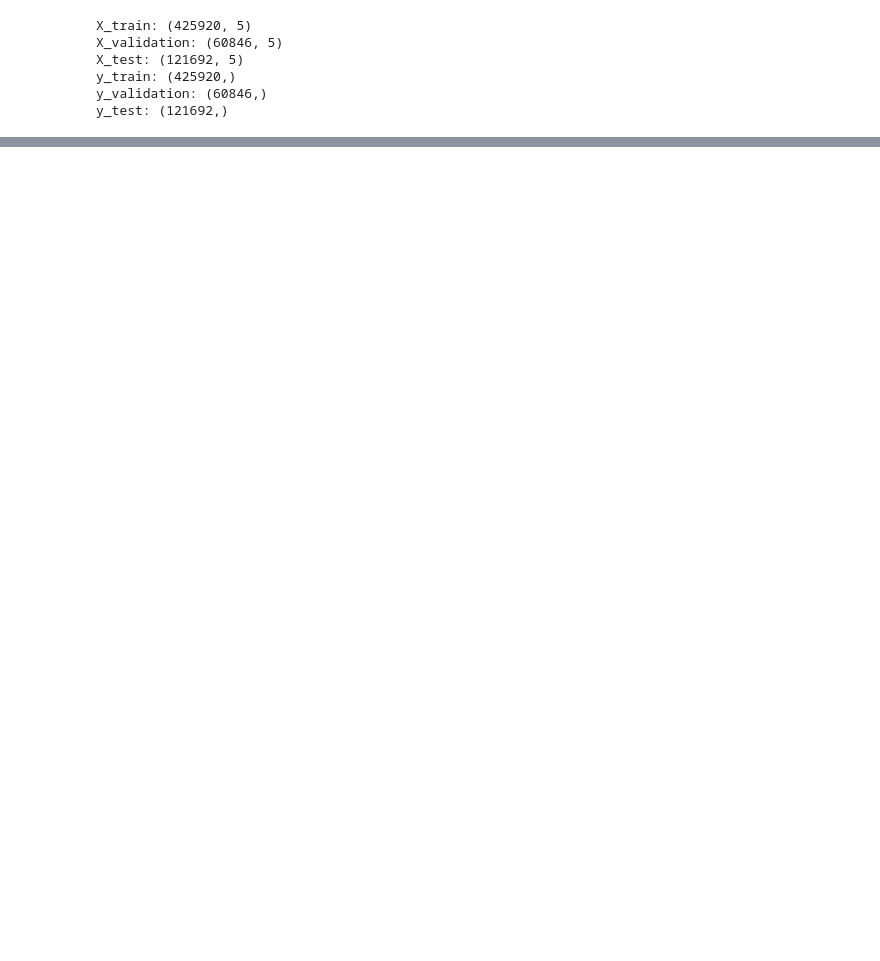
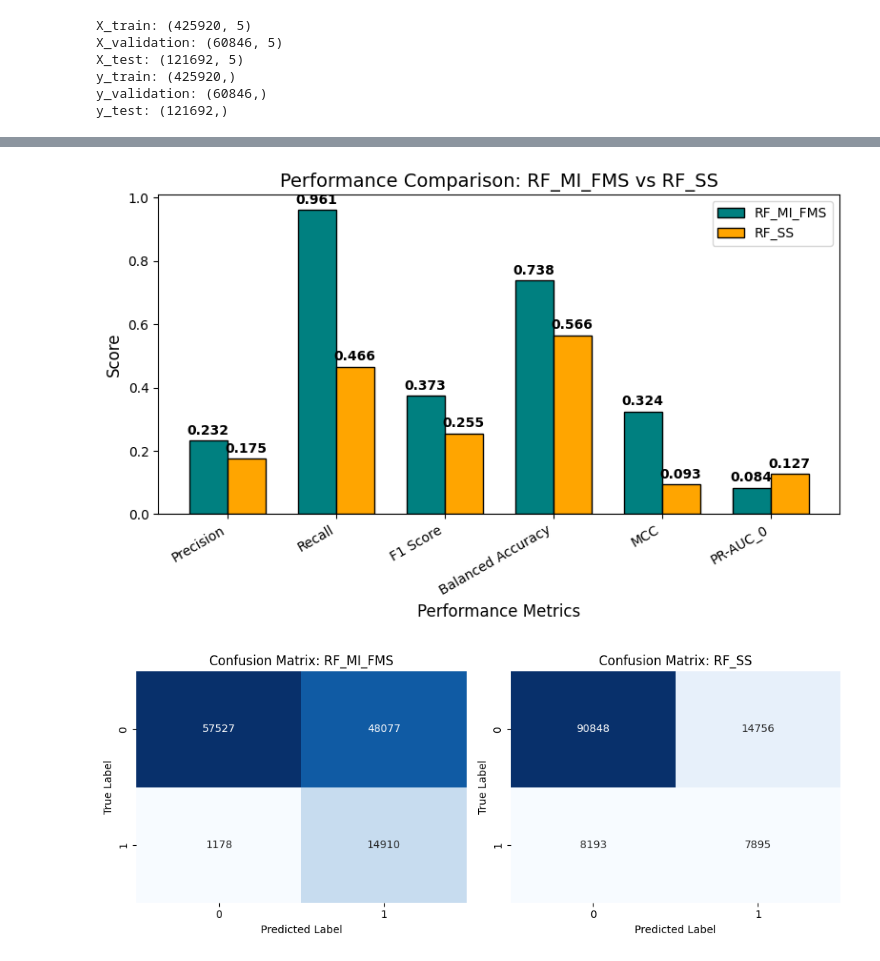
Before and after one commit to ngjocelyn/INF2008_YelpZip, a Jupyter notebook: 02_contextual/b5_final_model_evaluation.ipynb, the cells around one changed output, grey strips where cells are left out. Cells and saved outputs as stored; diff of their text form; code cells hidden in the pictures; blank space fills up the shorter version.

```diff
--- a/02_contextual/b5_final_model_evaluation.ipynb
+++ b/02_contextual/b5_final_model_evaluation.ipynb
@@ -168,0 +186,11 @@ df_probs.to_csv("b5_model_probabilities_RF_MI_FMS.csv")
+# %%
+# Load the test dataset predictions for RF_MI_FMS and RF_SS
+rf_mi_fms_path = "b5_model_probabilities_RF_MI_FMS.csv"
+rf_ss_path = "b5_model_probabilities_RF_SS.csv"
+
+# Read the CSV files
+rf_mi_fms_df = pd.read_csv(rf_mi_fms_path)
+rf_ss_df = pd.read_csv(rf_ss_path)
+
+# Display the first few rows to check the structure
+rf_mi_fms_df.head(), rf_ss_df.head()
@@ -168,0 +217,69 @@ df_probs.to_csv("b5_model_probabilities_RF_MI_FMS.csv")
+# %%
+import numpy as np
+import matplotlib.pyplot as plt
+import seaborn as sns
+from sklearn.metrics import confusion_matrix, precision_recall_curve, auc
+
+# Extract RF_MI_FMS and RF_SS models from the dataset
+rf_mi_fms = results_df[results_df["Model"] == "RF_MI_FMS"].iloc[0]
+rf_ss = results_df[results_df["Model"] == "RF_SS"].iloc[0]
+
+# Extract columns from both datasets
+y_true = rf_mi_fms_df["Actual Label"]  # True labels
+y_pred_rf_mi_fms = rf_mi_fms_df["Predicted Label"]  # Predictions for RF_MI_FMS
+y_pred_rf_ss = rf_ss_df["Predicted Label"]  # Predictions for RF_SS
+
+
+# Bar Chart (Final Model vs. Baseline)
+def plot_metric_comparison(model1, model2, model1_name, model2_name):
+    metrics = ["Precision", "Recall", "F1 Score", "Balanced Accuracy", "MCC", "PR-AUC_0"]
+    model1_scores = [model1[m] for m in metrics]
+    model2_scores = [model2[m] for m in metrics]
+
+    x = np.arange(len(metrics))
+    width = 0.35
+
+    fig, ax = plt.subplots(figsize=(8, 5))
+    ax.bar(x - width/2, model1_scores, width, label=model1_name, color="teal", edgecolor="black")
+    ax.bar(x + width/2, model2_scores, width, label=model2_name, color="orange", edgecolor="black")
+
+    # Labels and formatting
+    ax.set_xlabel("Performance Metrics", fontsize=12)
+    ax.set_ylabel("Score", fontsize=12)
+    ax.set_title(f"Performance Comparison: {model1_name} vs {model2_name}", fontsize=14)
+    ax.set_xticks(x)
+    ax.set_xticklabels(metrics, rotation=30, ha='right')
+    ax.legend()
+
+    # Show values on top of bars
+    for i in range(len(metrics)):
+        ax.text(i - width/2, model1_scores[i] + 0.02, f"{model1_scores[i]:.3f}", ha='center', fontsize=10, fontweight='bold')
+        ax.text(i + width/2, model2_scores[i] + 0.02, f"{model2_scores[i]:.3f}", ha='center', fontsize=10, fontweight='bold')
+
+    plt.tight_layout()
+    plt.show()
+
+# Confusion Matrix Comparison
+def plot_confusion_matrices(y_true, y_pred_model1, y_pred_model2, model1_name, model2_name):
+    cm1 = confusion_matrix(y_true, y_pred_model1)
+    cm2 = confusion_matrix(y_true, y_pred_model2)
+
+    fig, axes = plt.subplots(1, 2, figsize=(10, 4))
+
+    for ax, cm, title in zip(axes, [cm1, cm2], [model1_name, model2_name]):
+        sns.heatmap(cm, annot=True, fmt='d', cmap="Blues", cbar=False, ax=ax)
+        ax.set_title(f"Confusion Matrix: {title}")
+        ax.set_xlabel("Predicted Label")
+        ax.set_ylabel("True Label")
+
+    plt.tight_layout()
+    plt.show()
+
+
+
+# Generate visualisations
+plot_metric_comparison(rf_mi_fms, rf_ss, "RF_MI_FMS", "RF_SS")
+plot_confusion_matrices(y_true, y_pred_rf_mi_fms, y_pred_rf_ss, "RF_MI_FMS", "RF_SS")
+# %% [output]
+[figure, added]
+[figure, added]
```
Also changed, not shown: parts of 16 cells of this notebook, 4 other files.
